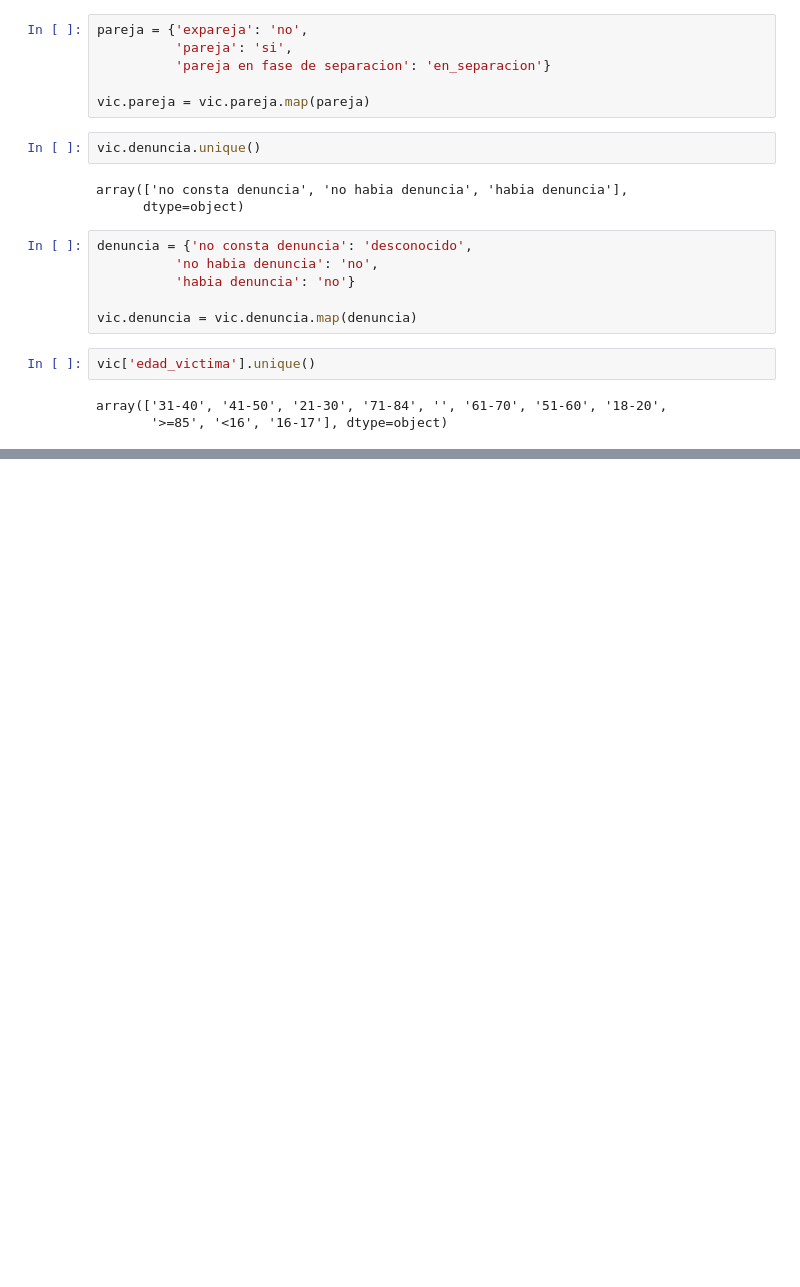
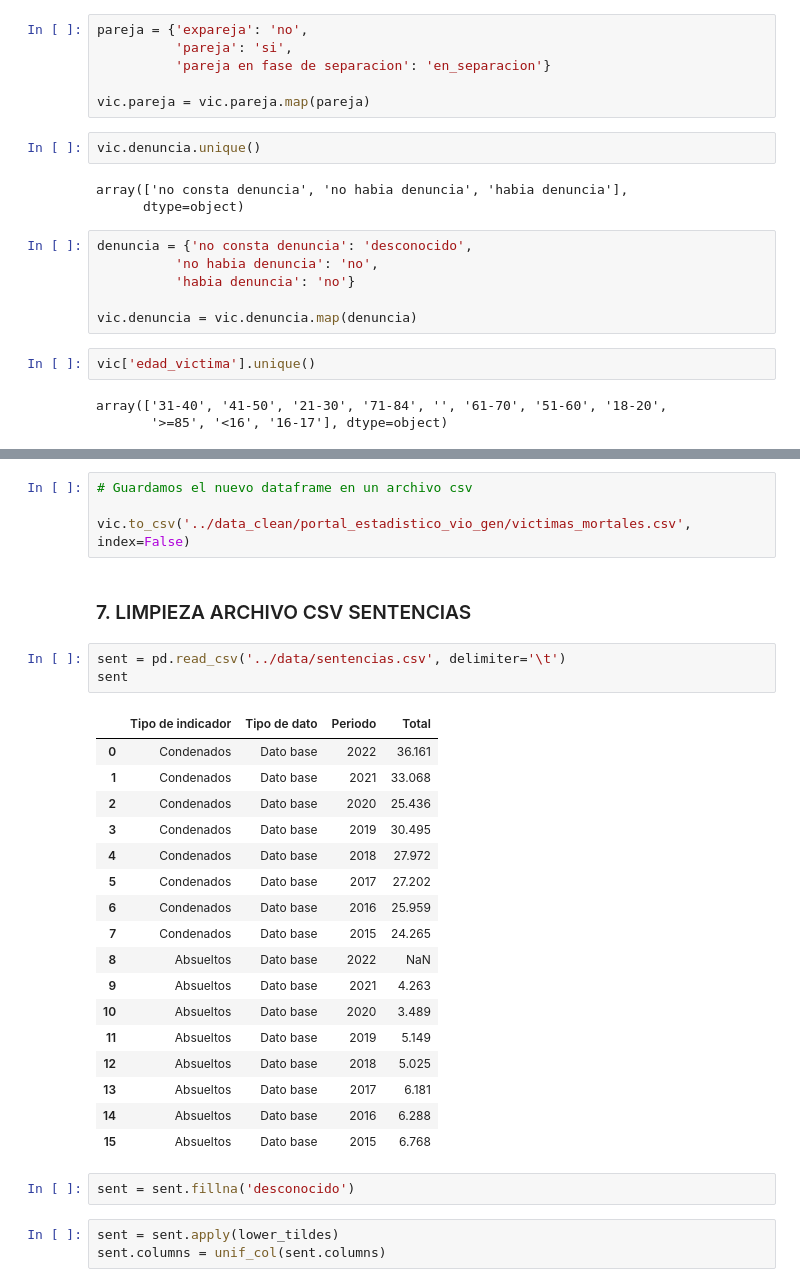
Before and after one commit to NoeRoson/Final_project, a Jupyter notebook: code/limpieza.ipynb, the cells around one changed output, grey strips where cells are left out. Cells and saved outputs as stored; diff of their text form; blank space fills up the shorter version.

Commit message:
limpio sentencias

```diff
--- a/code/limpieza.ipynb
+++ b/code/limpieza.ipynb
@@ -355,0 +395,32 @@ array(['31-40', '41-50', '21-30', '71-84', '', '61-70', '51-60', '18-20',
+# %%
+# Guardamos el nuevo dataframe en un archivo csv
+
+vic.to_csv('../data_clean/portal_estadistico_vio_gen/victimas_mortales.csv', index=False)
+# %% [markdown]
+### 7. LIMPIEZA ARCHIVO CSV SENTENCIAS
+# %%
+sent = pd.read_csv('../data/sentencias.csv', delimiter='\t')
+sent
+# %% [output]
+|  | Tipo de indicador | Tipo de dato | Periodo | Total |
+| 0 | Condenados | Dato base | 2022 | 36.161 |
+| 1 | Condenados | Dato base | 2021 | 33.068 |
+| 2 | Condenados | Dato base | 2020 | 25.436 |
+| 3 | Condenados | Dato base | 2019 | 30.495 |
+| 4 | Condenados | Dato base | 2018 | 27.972 |
+| 5 | Condenados | Dato base | 2017 | 27.202 |
+| 6 | Condenados | Dato base | 2016 | 25.959 |
+| 7 | Condenados | Dato base | 2015 | 24.265 |
+| 8 | Absueltos | Dato base | 2022 | NaN |
+| 9 | Absueltos | Dato base | 2021 | 4.263 |
+| 10 | Absueltos | Dato base | 2020 | 3.489 |
+| 11 | Absueltos | Dato base | 2019 | 5.149 |
+| 12 | Absueltos | Dato base | 2018 | 5.025 |
+| 13 | Absueltos | Dato base | 2017 | 6.181 |
+| 14 | Absueltos | Dato base | 2016 | 6.288 |
+| 15 | Absueltos | Dato base | 2015 | 6.768 |
+# %%
+sent = sent.fillna('desconocido')
+# %%
+sent = sent.apply(lower_tildes)
+sent.columns = unif_col(sent.columns)
```
Also changed, not shown: parts of 12 cells of this notebook, 5 other files.
